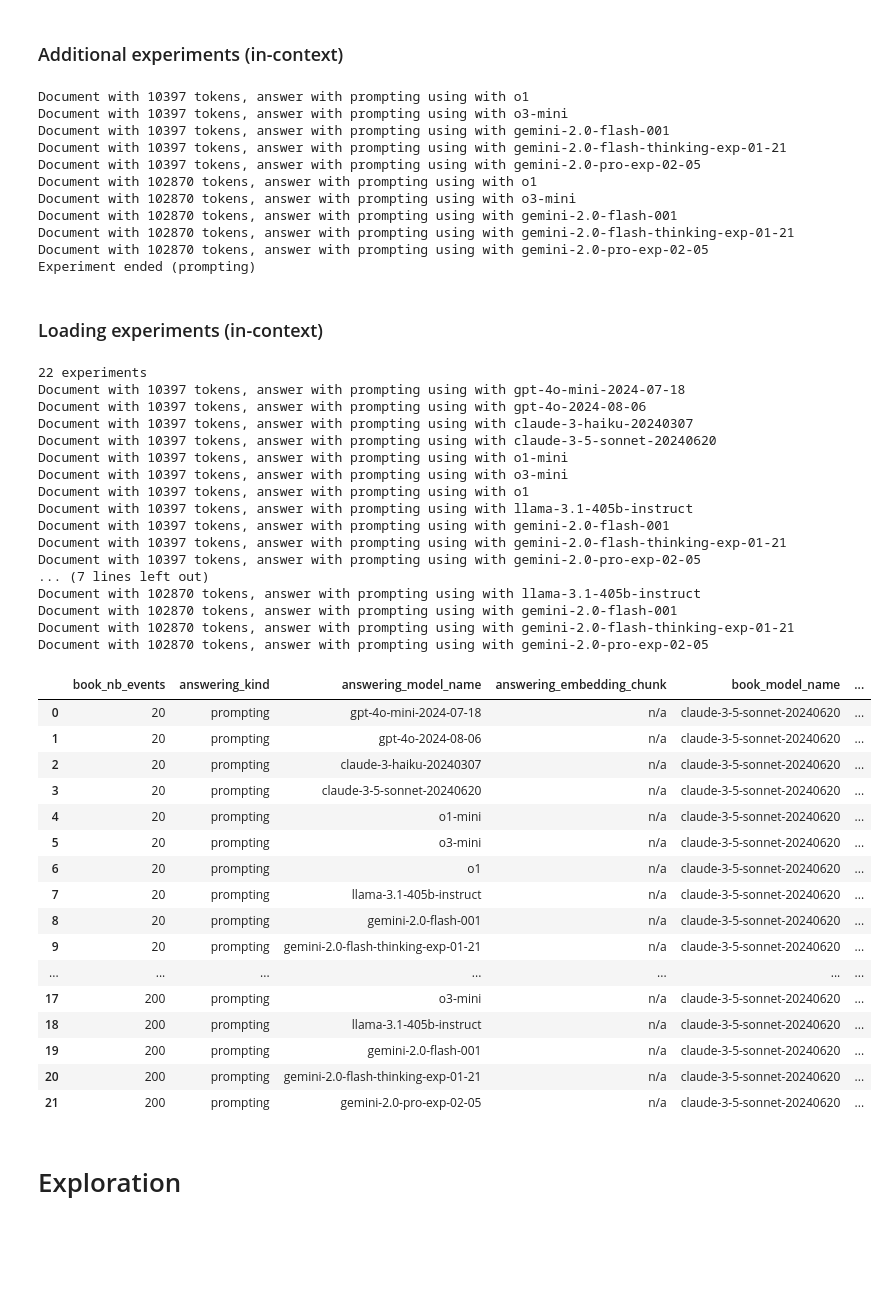
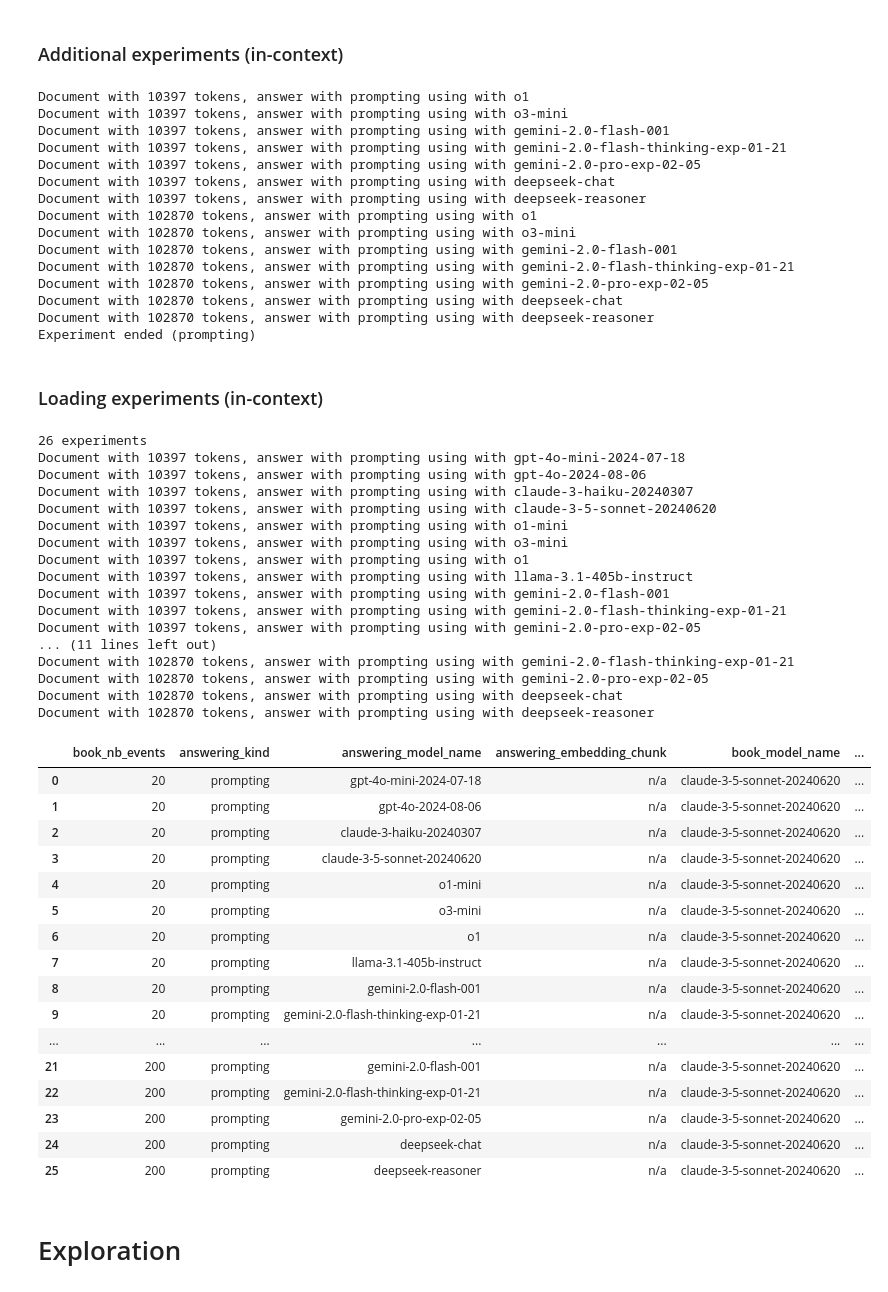
Before and after one commit to ahstat/episodic-memory-benchmark, a Jupyter notebook: epbench/experiments/additional_o1_o3_gemini_deepseek_ranking.ipynb, the cells around one changed output. Saved outputs shown, nothing was run; the diff lists cells and outputs as text; code cells hidden in the pictures; blank space fills up the shorter version.

Commit message:
adding deepseek results

```diff
--- a/epbench/experiments/additional_o1_o3_gemini_deepseek_ranking.ipynb
+++ b/epbench/experiments/additional_o1_o3_gemini_deepseek_ranking.ipynb
@@ -42,13 +42,11 @@ itermax reached but some events still did not pass the verification
 from epbench.src.evaluation.evaluation_wrapper import EvaluationWrapper
 
 for my_benchmark in [benchmark_claude_20, benchmark_claude_200]:
-    #for model_name in ['gpt-4o-mini-2024-07-18', 'gpt-4o-2024-08-06', 'claude-3-haiku-20240307', 'claude-3-5-sonnet-20240620', 'o1-mini', 'llama-3.1-405b-instruct']:
-    for model_name in ['o1','o3-mini', 'gemini-2.0-flash-001', 'gemini-2.0-flash-thinking-exp-01-21', 'gemini-2.0-pro-exp-02-05']:
+    for model_name in ['o1','o3-mini', 'gemini-2.0-flash-001', 'gemini-2.0-flash-thinking-exp-01-21', 'gemini-2.0-pro-exp-02-05', 'deepseek-chat', 'deepseek-reasoner']:
         answering_parameters = {'kind': 'prompting', 'model_name': model_name, 'max_new_tokens': 4096, 'sleeping_time': 1, 'policy': 'remove_duplicates'}
         print(f"Document with {my_benchmark.nb_tokens()} tokens, answer with prompting using with {model_name}")
         my_evaluation = EvaluationWrapper(my_benchmark, answering_parameters, data_folder, env_file)
 
-# Note: o1 small book: ~$81.91 cost; o1 large book: ~$600 cost
 print("Experiment ended (prompting)")
 # %% [output]
 Document with 10397 tokens, answer with prompting using with o1
@@ -56,11 +54,15 @@ Document with 10397 tokens, answer with prompting using with o3-mini
 Document with 10397 tokens, answer with prompting using with gemini-2.0-flash-001
 Document with 10397 tokens, answer with prompting using with gemini-2.0-flash-thinking-exp-01-21
 Document with 10397 tokens, answer with prompting using with gemini-2.0-pro-exp-02-05
+Document with 10397 tokens, answer with prompting using with deepseek-chat
+Document with 10397 tokens, answer with prompting using with deepseek-reasoner
 Document with 102870 tokens, answer with prompting using with o1
 Document with 102870 tokens, answer with prompting using with o3-mini
 Document with 102870 tokens, answer with prompting using with gemini-2.0-flash-001
 Document with 102870 tokens, answer with prompting using with gemini-2.0-flash-thinking-exp-01-21
 Document with 102870 tokens, answer with prompting using with gemini-2.0-pro-exp-02-05
+Document with 102870 tokens, answer with prompting using with deepseek-chat
+Document with 102870 tokens, answer with prompting using with deepseek-reasoner
 Experiment ended (prompting)
 # %% [markdown]
 ### Loading experiments (in-context)
@@ -75,12 +77,14 @@ experiments = [
     {'book_nb_events': 20,  'answering_kind': 'prompting', 'answering_model_name': 'claude-3-haiku-20240307'},
     {'book_nb_events': 20,  'answering_kind': 'prompting', 'answering_model_name': 'claude-3-5-sonnet-20240620'},
     {'book_nb_events': 20,  'answering_kind': 'prompting', 'answering_model_name': 'o1-mini'},
+    {'book_nb_events': 20,  'answering_kind': 'prompting', 'answering_model_name': 'o1'},
     {'book_nb_events': 20,  'answering_kind': 'prompting', 'answering_model_name': 'o3-mini'},
-    {'book_nb_events': 20,  'answering_kind': 'prompting', 'answering_model_name': 'o1'},
     {'book_nb_events': 20,  'answering_kind': 'prompting', 'answering_model_name': 'llama-3.1-405b-instruct'},
     {'book_nb_events': 20,  'answering_kind': 'prompting', 'answering_model_name': 'gemini-2.0-flash-001'},
     {'book_nb_events': 20,  'answering_kind': 'prompting', 'answering_model_name': 'gemini-2.0-flash-thinking-exp-01-21'},
     {'book_nb_events': 20,  'answering_kind': 'prompting', 'answering_model_name': 'gemini-2.0-pro-exp-02-05'},
+    {'book_nb_events': 20,  'answering_kind': 'prompting', 'answering_model_name': 'deepseek-chat'},
+    {'book_nb_events': 20,  'answering_kind': 'prompting', 'answering_model_name': 'deepseek-reasoner'},
     # in-context, book with 200 events
     {'book_nb_events': 200, 'answering_kind': 'prompting', 'answering_model_name': 'gpt-4o-mini-2024-07-18'},
     {'book_nb_events': 200, 'answering_kind': 'prompting', 'answering_model_name': 'gpt-4o-2024-08-06'},
@@ -92,7 +96,9 @@ experiments = [
     {'book_nb_events': 200, 'answering_kind': 'prompting', 'answering_model_name': 'llama-3.1-405b-instruct'},
     {'book_nb_events': 200, 'answering_kind': 'prompting', 'answering_model_name': 'gemini-2.0-flash-001'},
     {'book_nb_events': 200, 'answering_kind': 'prompting', 'answering_model_name': 'gemini-2.0-flash-thinking-exp-01-21'},
-    {'book_nb_events': 200, 'answering_kind': 'prompting', 'answering_model_name': 'gemini-2.0-pro-exp-02-05'}
+    {'book_nb_events': 200, 'answering_kind': 'prompting', 'answering_model_name': 'gemini-2.0-pro-exp-02-05'},
+    {'book_nb_events': 200, 'answering_kind': 'prompting', 'answering_model_name': 'deepseek-chat'},
+    {'book_nb_events': 200, 'answering_kind': 'prompting', 'answering_model_name': 'deepseek-reasoner'}
 ]
 
 for i in range(len(experiments)):
@@ -106,42 +112,42 @@ all_benchmarks = {'benchmark_claude_default_20': benchmark_claude_20,
                   'benchmark_claude_default_200': benchmark_claude_200}
 
 df = get_precomputed_results(experiments, env_file, data_folder, all_benchmarks)
 df
 # %% [output]
-22 experiments
+26 experiments
 Document with 10397 tokens, answer with prompting using with gpt-4o-mini-2024-07-18
 Document with 10397 tokens, answer with prompting using with gpt-4o-2024-08-06
 Document with 10397 tokens, answer with prompting using with claude-3-haiku-20240307
 Document with 10397 tokens, answer with prompting using with claude-3-5-sonnet-20240620
 Document with 10397 tokens, answer with prompting using with o1-mini
 Document with 10397 tokens, answer with prompting using with o3-mini
 Document with 10397 tokens, answer with prompting using with o1
 Document with 10397 tokens, answer with prompting using with llama-3.1-405b-instruct
 Document with 10397 tokens, answer with prompting using with gemini-2.0-flash-001
 Document with 10397 tokens, answer with prompting using with gemini-2.0-flash-thinking-exp-01-21
 Document with 10397 tokens, answer with prompting using with gemini-2.0-pro-exp-02-05
-... (7 lines left out)
-Document with 102870 tokens, answer with prompting using with llama-3.1-405b-instruct
-Document with 102870 tokens, answer with prompting using with gemini-2.0-flash-001
+... (11 lines left out)
 Document with 102870 tokens, answer with prompting using with gemini-2.0-flash-thinking-exp-01-21
 Document with 102870 tokens, answer with prompting using with gemini-2.0-pro-exp-02-05
+Document with 102870 tokens, answer with prompting using with deepseek-chat
+Document with 102870 tokens, answer with prompting using with deepseek-reasoner
 |  | book_nb_events | answering_kind | answering_model_name | answering_embedding_chunk | book_model_name | ... |
 | 0 | 20 | prompting | gpt-4o-mini-2024-07-18 | n/a | claude-3-5-sonnet-20240620 | ... |
 | 1 | 20 | prompting | gpt-4o-2024-08-06 | n/a | claude-3-5-sonnet-20240620 | ... |
 | 2 | 20 | prompting | claude-3-haiku-20240307 | n/a | claude-3-5-sonnet-20240620 | ... |
 | 3 | 20 | prompting | claude-3-5-sonnet-20240620 | n/a | claude-3-5-sonnet-20240620 | ... |
 | 4 | 20 | prompting | o1-mini | n/a | claude-3-5-sonnet-20240620 | ... |
 | 5 | 20 | prompting | o3-mini | n/a | claude-3-5-sonnet-20240620 | ... |
 | 6 | 20 | prompting | o1 | n/a | claude-3-5-sonnet-20240620 | ... |
 | 7 | 20 | prompting | llama-3.1-405b-instruct | n/a | claude-3-5-sonnet-20240620 | ... |
 | 8 | 20 | prompting | gemini-2.0-flash-001 | n/a | claude-3-5-sonnet-20240620 | ... |
 | 9 | 20 | prompting | gemini-2.0-flash-thinking-exp-01-21 | n/a | claude-3-5-sonnet-20240620 | ... |
 | ... | ... | ... | ... | ... | ... | ... |
-| 17 | 200 | prompting | o3-mini | n/a | claude-3-5-sonnet-20240620 | ... |
-| 18 | 200 | prompting | llama-3.1-405b-instruct | n/a | claude-3-5-sonnet-20240620 | ... |
-| 19 | 200 | prompting | gemini-2.0-flash-001 | n/a | claude-3-5-sonnet-20240620 | ... |
-| 20 | 200 | prompting | gemini-2.0-flash-thinking-exp-01-21 | n/a | claude-3-5-sonnet-20240620 | ... |
-| 21 | 200 | prompting | gemini-2.0-pro-exp-02-05 | n/a | claude-3-5-sonnet-20240620 | ... |
+| 21 | 200 | prompting | gemini-2.0-flash-001 | n/a | claude-3-5-sonnet-20240620 | ... |
+| 22 | 200 | prompting | gemini-2.0-flash-thinking-exp-01-21 | n/a | claude-3-5-sonnet-20240620 | ... |
+| 23 | 200 | prompting | gemini-2.0-pro-exp-02-05 | n/a | claude-3-5-sonnet-20240620 | ... |
+| 24 | 200 | prompting | deepseek-chat | n/a | claude-3-5-sonnet-20240620 | ... |
+| 25 | 200 | prompting | deepseek-reasoner | n/a | claude-3-5-sonnet-20240620 | ... |
 # %% [markdown]
 # Exploration
 # %% [markdown]
```
Also changed, not shown: parts of 6 cells of this notebook, 5 other files.
